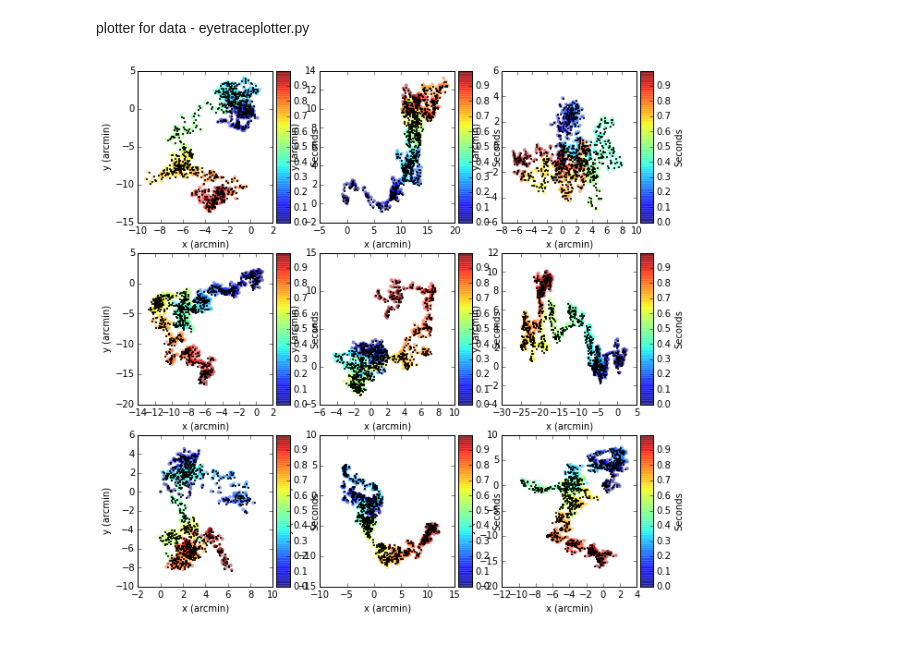
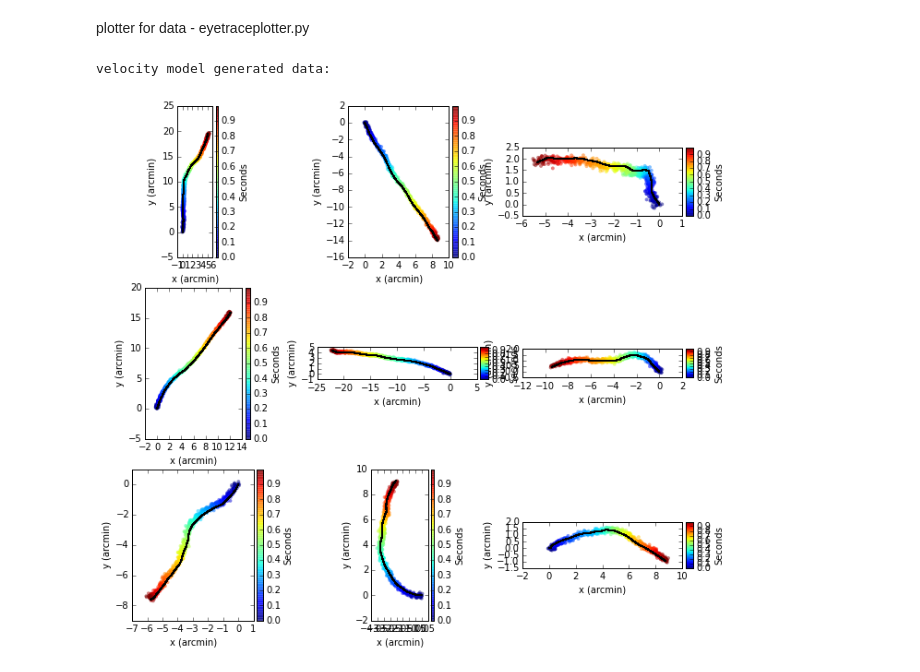
Before and after one commit to vdutell/eyemovement, a Jupyter notebook: implelemting into pipeline.ipynb, the cells around one changed output. Cells and saved outputs as stored; diff of their text form; code cells hidden in the pictures.

Commit message:
added error in velocity

```diff
--- a/implelemting into pipeline.ipynb
+++ b/implelemting into pipeline.ipynb
@@ -742,10 +744,10 @@ def kfiltervelocity(trials, ivx, ivy, mtvx, mtvy, ov):
         #print 'dt is', dt
 
         # the adjustment value A keeps our velocities from growing.
-        #A = sqrt(1-(sigmatv/sigmanot)^2))
+        #A = sqrt(1-(sigmatv/sigmanot)^2)) where sigmas are Standard Deviations.
         #print 'ivx is', ivx
         #print 'tvx is', tvx
-        adj = np.sqrt(1.-(tvx/ivx)^2)
+        adj = np.sqrt(1.-(tvx/ivx))
         #adj = 1
         #print 'adj is', adj
 
@@ -992,7 +1003,7 @@ def gentracebm(tx, ty, ov, dt, ntrials):
 # %% [markdown]
 plotter for data - eyetraceplotter.py
 # %%
-def eyetraceplot(trials, nplotted):
+def eyetraceplot(trials, nplotted, equal):
     """Plots eye trace functions
     Args:
         trials (List[Eyetrace]): A list of eyetraces.
@@ -1003,25 +1014,28 @@ def eyetraceplot(trials, nplotted):
     ##calc number of rows for ncols
     ncol = 3
     nrow = int(math.ceil(nplotted / ncol))
-    fig, ax = plt.subplots(nrow, ncol, figsize=(10,10), sharex = False )
+    fig, ax = plt.subplots(nrow, ncol, figsize=(10,10), sharex = False, sharey = False )
 
     for i, pl in enumerate(ax.flatten()):
         trial = trials[i]
         ##plot original data
         #if(mode in ['position', 'pos','p']):
-        imraw = pl.scatter(trial.xraw, trial.yraw, s=15, c=trial.time, cmap=cm.jet, alpha=0.5, edgecolors='none')
+        imraw = pl.scatter(trial.xraw, trial.yraw, s=15, c=trial.time,
+                           cmap=cm.jet, alpha=0.5, edgecolors='none')
         pl.set_xlabel('x (arcmin)')
         pl.set_ylabel('y (arcmin)')
-        #pl.axis('equal') ##comment this in and out
+        if(equal):
+            pl.axis('equal') ##comment this in and out
         ##add colorbar
         div = make_axes_locatable(pl)
-        cax = div.append_axes("right", size="10%", pad=0.05)
+        cax = div.append_axes("right", size="5%", pad=0.05)
         cbar = plt.colorbar(imraw, cax=cax)
         cbar.set_label('Seconds')
         #plot smooth data
         #print trial.y
         pl.scatter(trial.x, trial.y, s=1, c='black')
 
+    plt.subplots_adjust(right = 1)#hspace = 0.001)
     plt.show()
 # %%
 ##load dependencies
@@ -1066,18 +1080,15 @@ trials = check_len(trials, 840)
 trials = [interp_mf(trial) for trial in trials]
 trials = filter_cvips(trials, wsize)
 trials = kfiltervelocity(trials, ivx, ivy, tvx, tvy, ov)
-print 'smoothed veloicity model real data:'
+print '\nsmoothed veloicity model real data:'
 eyetraceplot(trials, ntrials)
-
-##generate traces using velocity model
-dt = 1./len(trials[0].time)
-adj = trials[0].kfadj
-vmgentrials = gentracevelocity(ivx, ivy, tvx, tvy, ov, dt, adj, ntrials)
-print 'velocity model generated data:'
-eyetraceplot(vmgentrials,ntrials)
-
-##generate traces using Brownian Motion model
-bmgentrials = gentracebm(tx, ty, ov, dt, ntrials)
-eyetraceplot(bmgentrials,ntrials)
-# %% [output]
-[figure, removed]
+# %%
+##generate traces using velocity model
+dt = 1./len(trials[0].time)
+adj = trials[0].kfadj
+vmgentrials = gentracevelocity(ivx, ivy, tvx*dt, tvy*dt, ov, dt, adj, ntrials)
+print '\nvelocity model generated data:'
+eyetraceplot(vmgentrials,ntrials)
+# %% [output]
+velocity model generated data:
+[figure, added]
```
Also changed, not shown: parts of 4 cells of this notebook, 1 other file.
